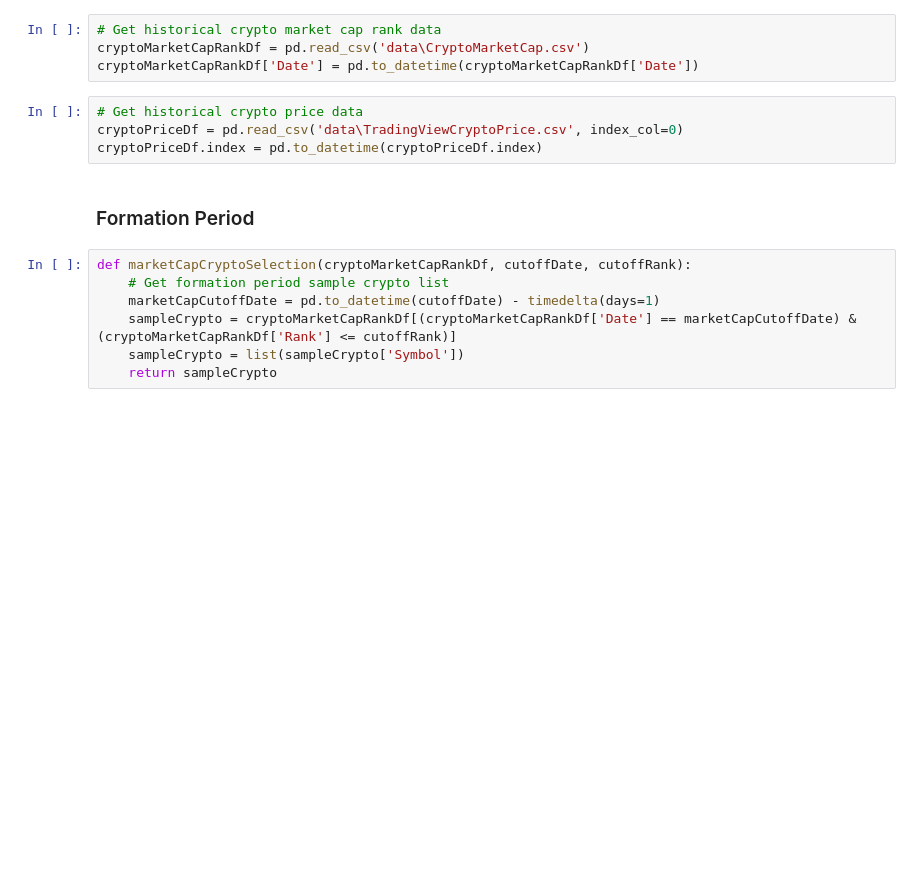
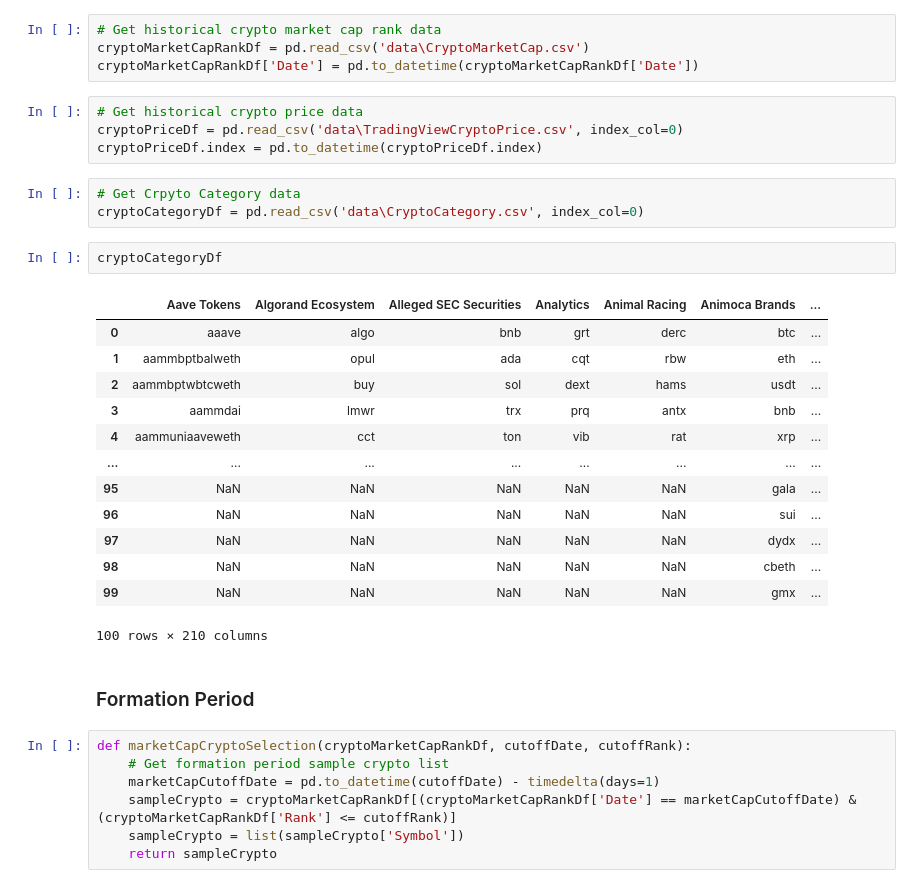
Before and after one commit to harryho71/CB4001, a Jupyter notebook: Cointegration Method.ipynb, the cells around one changed output. Drawn from its saved outputs; the diff is of its cells as text; blank space fills up the shorter version.

```diff
--- a/Cointegration Method.ipynb
+++ b/Cointegration Method.ipynb
@@ -16,6 +21,25 @@ cryptoMarketCapRankDf['Date'] = pd.to_datetime(cryptoMarketCapRankDf['Date'])
 # Get historical crypto price data
 cryptoPriceDf = pd.read_csv('data\TradingViewCryptoPrice.csv', index_col=0)
 cryptoPriceDf.index = pd.to_datetime(cryptoPriceDf.index)
+# %%
+# Get Crpyto Category data
+cryptoCategoryDf = pd.read_csv('data\CryptoCategory.csv', index_col=0)
+# %%
+cryptoCategoryDf
+# %% [output]
+|  | Aave Tokens | Algorand Ecosystem | Alleged SEC Securities | Analytics | Animal Racing | Animoca Brands | ... |
+| 0 | aaave | algo | bnb | grt | derc | btc | ... |
+| 1 | aammbptbalweth | opul | ada | cqt | rbw | eth | ... |
+| 2 | aammbptwbtcweth | buy | sol | dext | hams | usdt | ... |
+| 3 | aammdai | lmwr | trx | prq | antx | bnb | ... |
+| 4 | aammuniaaveweth | cct | ton | vib | rat | xrp | ... |
+| ... | ... | ... | ... | ... | ... | ... | ... |
+| 95 | NaN | NaN | NaN | NaN | NaN | gala | ... |
+| 96 | NaN | NaN | NaN | NaN | NaN | sui | ... |
+| 97 | NaN | NaN | NaN | NaN | NaN | dydx | ... |
+| 98 | NaN | NaN | NaN | NaN | NaN | cbeth | ... |
+| 99 | NaN | NaN | NaN | NaN | NaN | gmx | ... |
+100 rows × 210 columns
 # %% [markdown]
 ### Formation Period
 # %%
```
Also changed, not shown: parts of 13 cells of this notebook, 25 other files.
